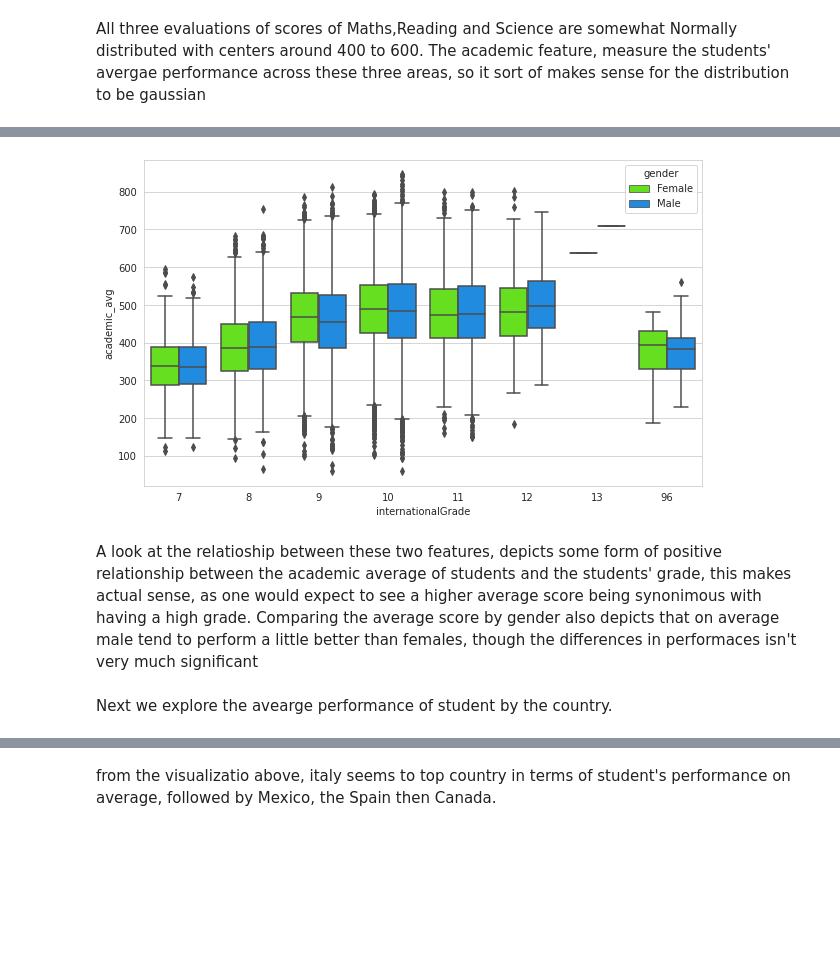
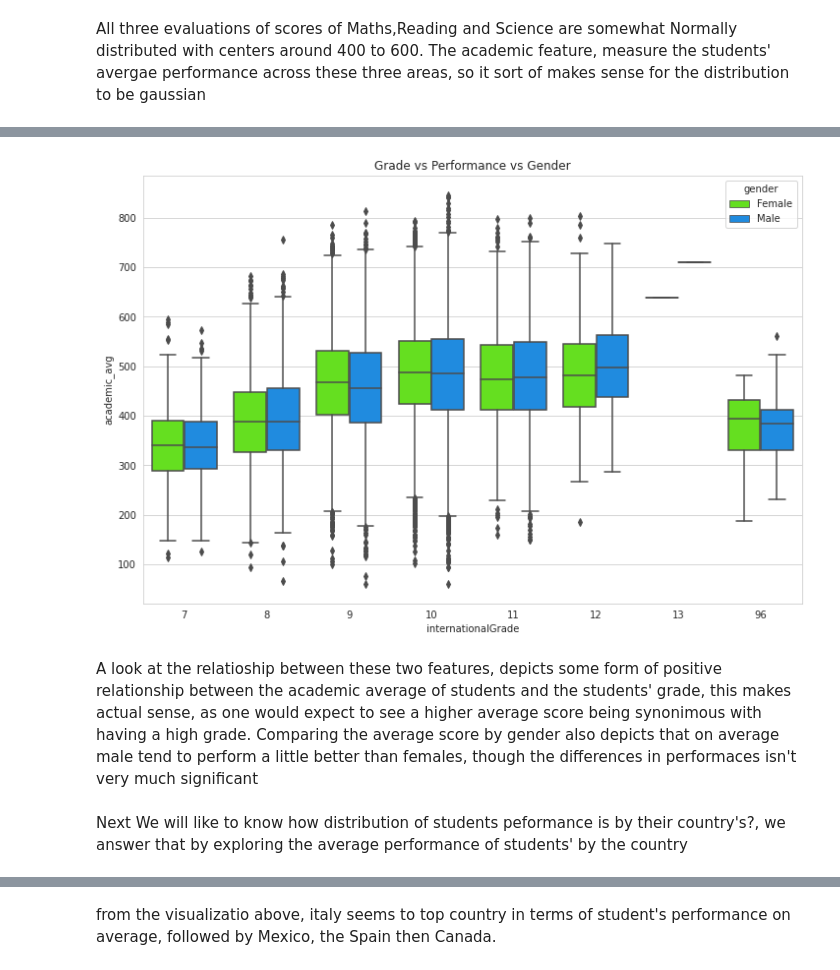
Before and after one commit to mandeebot/Pisa-Data-Analysis, a Jupyter notebook: main_pissa_data_analysis.ipynb, the cells around one changed output, grey strips where cells are left out. Saved outputs shown, nothing was run; the diff lists cells and outputs as text; code cells hidden in the pictures; blank space fills up the shorter version.

Commit message:
refactor: refactored codes in around 100 characters  - used more functions  - removed unnecessary texts 	modified:   main_pissa_data_analysis.ipynb

```diff
--- a/main_pissa_data_analysis.ipynb
+++ b/main_pissa_data_analysis.ipynb
@@ -349,16 +304,14 @@ sb.boxplot(data=data,x='gender',y='internationalGrade');
 # %%
-#sb.boxplot(data=data,x='gender',y='academic_avg');
-plt.figure(figsize=(10, 6))
-sb.boxplot(
-    data=data, x="internationalGrade", y="academic_avg",hue='gender', palette="gist_rainbow"
-)
-plt.show()
+#exploring the relatioship between grade Vs Academic avg across Gender;
+plt.figure(figsize=(12, 8))
+sb.boxplot(data=data, x="internationalGrade", y="academic_avg",hue='gender', palette="gist_rainbow");
+plt.title('Grade vs Performance vs Gender');
 # %% [output]
-[figure, old version]
+[figure, new version]
 # %% [markdown]
 A look at the relatioship between these two features, depicts some form of positive relationship between the academic average of students and the students' grade, this makes actual sense, as one would expect to see a higher average score being synonimous with having a high grade. Comparing the average score by gender also depicts that on average male tend to perform a little better than females, though the differences in performaces isn't very much significant
-# %% [markdown]
-Next we explore the avearge performance of student by the country.
+# %% [markdown]
+Next We will like to know how distribution of students peformance is by their country's?, we answer that by exploring the average performance of students' by the country
 # %%
 #country vs studets average performance
 plt.figure(figsize=(13,10))
```
Also changed, not shown: parts of 23 cells of this notebook.
